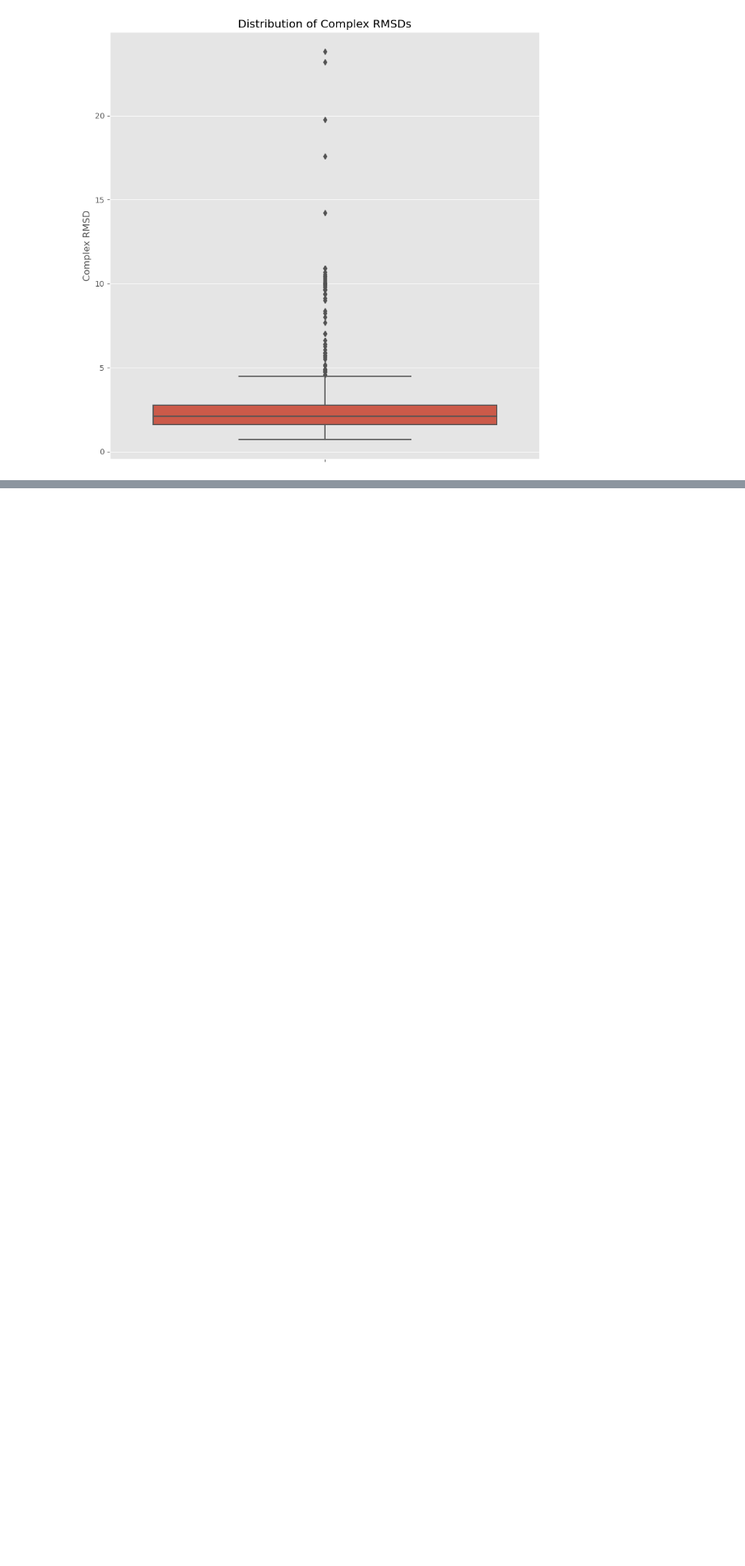
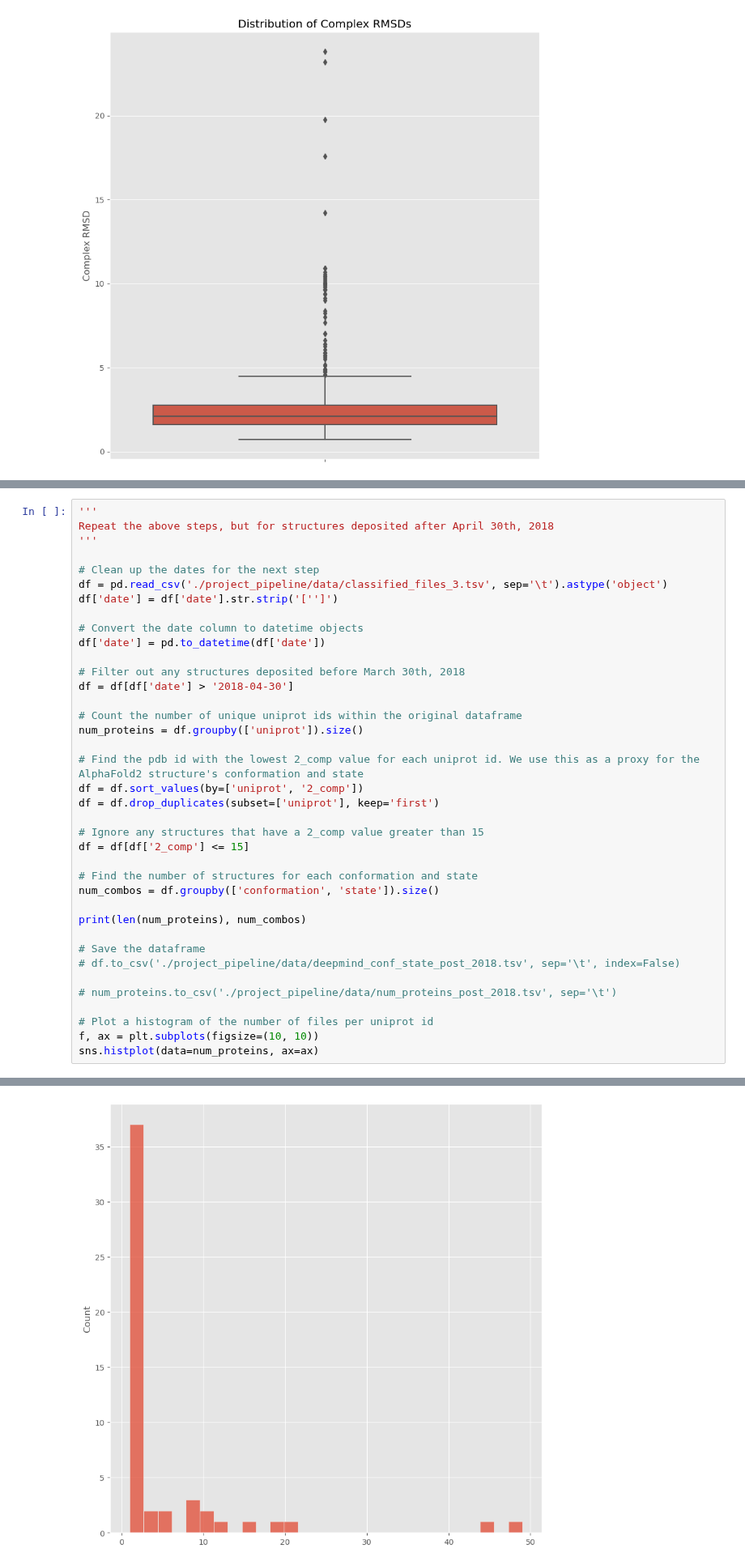
Before and after one commit to jpigles/alphafold-rmsd, a Jupyter notebook: rmsd_analysis.ipynb, the cells around one changed output, grey strips where cells are left out. Shown at 81% size. Drawn from its saved outputs; the diff is of its cells as text; blank space fills up the shorter version.

```diff
--- a/rmsd_analysis.ipynb
+++ b/rmsd_analysis.ipynb
@@ -178,0 +219,39 @@ print(len(df))
+# %%
+'''
+Repeat the above steps, but for structures deposited after April 30th, 2018
+'''
+
+# Clean up the dates for the next step
+df = pd.read_csv('./project_pipeline/data/classified_files_3.tsv', sep='\t').astype('object')
+df['date'] = df['date'].str.strip('['']')
+
+# Convert the date column to datetime objects
+df['date'] = pd.to_datetime(df['date'])
+
+# Filter out any structures deposited before March 30th, 2018
+df = df[df['date'] > '2018-04-30']
+
+# Count the number of unique uniprot ids within the original dataframe
+num_proteins = df.groupby(['uniprot']).size()
+
+# Find the pdb id with the lowest 2_comp value for each uniprot id. We use this as a proxy for the AlphaFold2 structure's conformation and state
+df = df.sort_values(by=['uniprot', '2_comp'])
+df = df.drop_duplicates(subset=['uniprot'], keep='first')
+
+# Ignore any structures that have a 2_comp value greater than 15
+df = df[df['2_comp'] <= 15]
+
+# Find the number of structures for each conformation and state
+num_combos = df.groupby(['conformation', 'state']).size()
+
+print(len(num_proteins), num_combos)
+
+# Save the dataframe
+# df.to_csv('./project_pipeline/data/deepmind_conf_state_post_2018.tsv', sep='\t', index=False)
+
+# num_proteins.to_csv('./project_pipeline/data/num_proteins_post_2018.tsv', sep='\t')
+
+# Plot a histogram of the number of files per uniprot id
+f, ax = plt.subplots(figsize=(10, 10))
+sns.histplot(data=num_proteins, ax=ax)
+# %% [output]
@@ -178,0 +265 @@ print(len(df))
+[figure, added]
```
Also changed, not shown: parts of 3 cells of this notebook, 9 other files.
